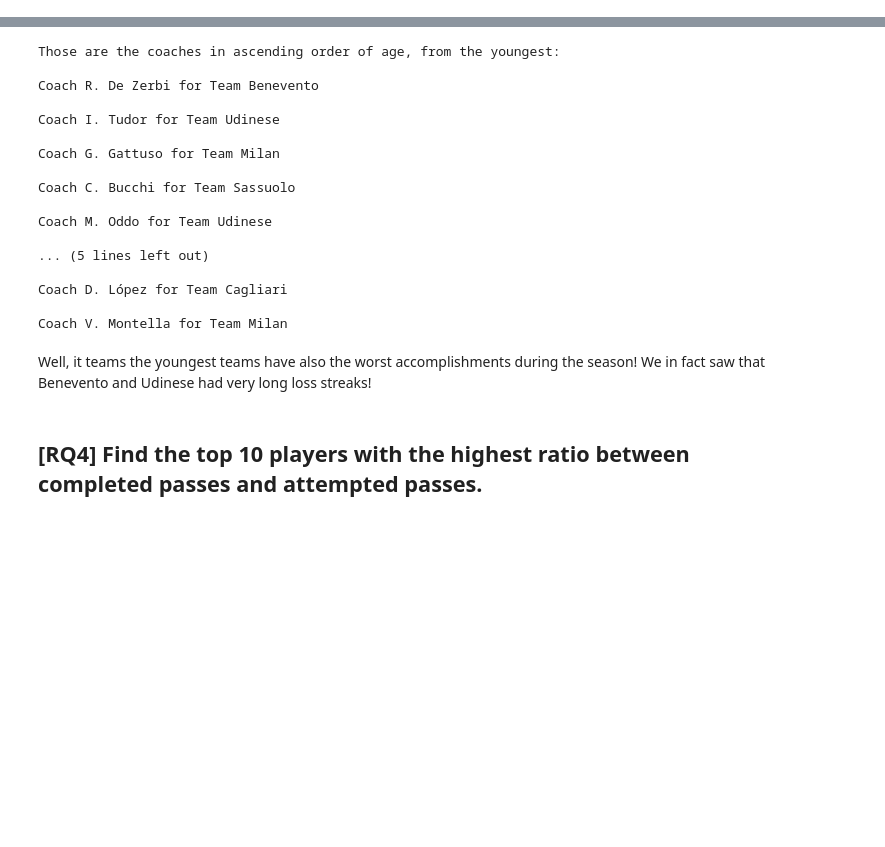
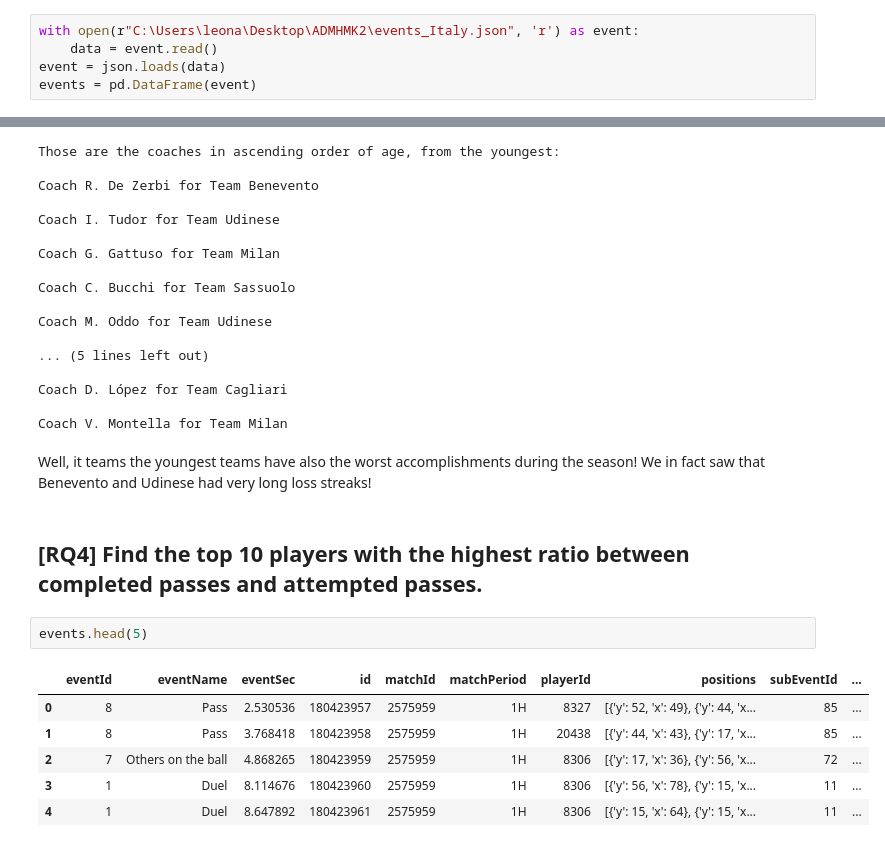
Before and after one commit to DavideZingaro/HW2, a Jupyter notebook: SerieA.ipynb, the cells around one changed output, grey strips where cells are left out. Cells and saved outputs as stored; diff of their text form; blank space fills up the shorter version.

```diff
--- a/SerieA.ipynb
+++ b/SerieA.ipynb
@@ -17,6 +17,11 @@ with open(r"C:\Users\leona\Desktop\ADMHMK2\teams.json", 'r') as teams:
     data = teams.read()
 teams = json.loads(data)
 teams = pd.DataFrame(teams)
+# %%
+with open(r"C:\Users\leona\Desktop\ADMHMK2\events_Italy.json", 'r') as event:
+    data = event.read()
+event = json.loads(data)
+events = pd.DataFrame(event)
 # %%
 with open(r"C:\Users\leona\Desktop\ADMHMK2\players.json", 'r') as myfile:
     data = myfile.read()
@@ -1082,3 +1087,12 @@ Coach V. Montella for Team Milan
 Well, it teams the youngest teams have also the worst accomplishments during the season! We in fact saw that Benevento and Udinese had very long loss streaks!
 # %% [markdown]
 ## [RQ4] Find the top 10 players with the highest ratio between completed passes and attempted passes.
+# %%
+events.head(5)
+# %% [output]
+|  | eventId | eventName | eventSec | id | matchId | matchPeriod | playerId | positions | subEventId | ... |
+| 0 | 8 | Pass | 2.530536 | 180423957 | 2575959 | 1H | 8327 | [{'y': 52, 'x': 49}, {'y': 44, 'x... | 85 | ... |
+| 1 | 8 | Pass | 3.768418 | 180423958 | 2575959 | 1H | 20438 | [{'y': 44, 'x': 43}, {'y': 17, 'x... | 85 | ... |
+| 2 | 7 | Others on the ball | 4.868265 | 180423959 | 2575959 | 1H | 8306 | [{'y': 17, 'x': 36}, {'y': 56, 'x... | 72 | ... |
+| 3 | 1 | Duel | 8.114676 | 180423960 | 2575959 | 1H | 8306 | [{'y': 56, 'x': 78}, {'y': 15, 'x... | 11 | ... |
+| 4 | 1 | Duel | 8.647892 | 180423961 | 2575959 | 1H | 8306 | [{'y': 15, 'x': 64}, {'y': 15, 'x... | 11 | ... |
```
Also changed, not shown: parts of 44 cells of this notebook.
